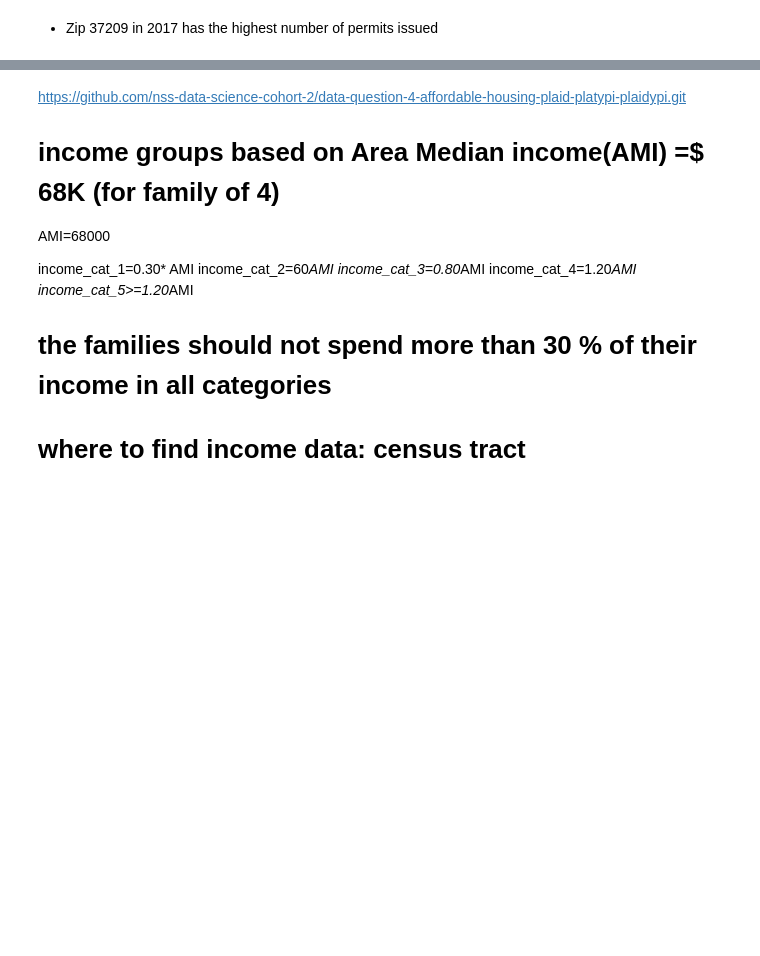
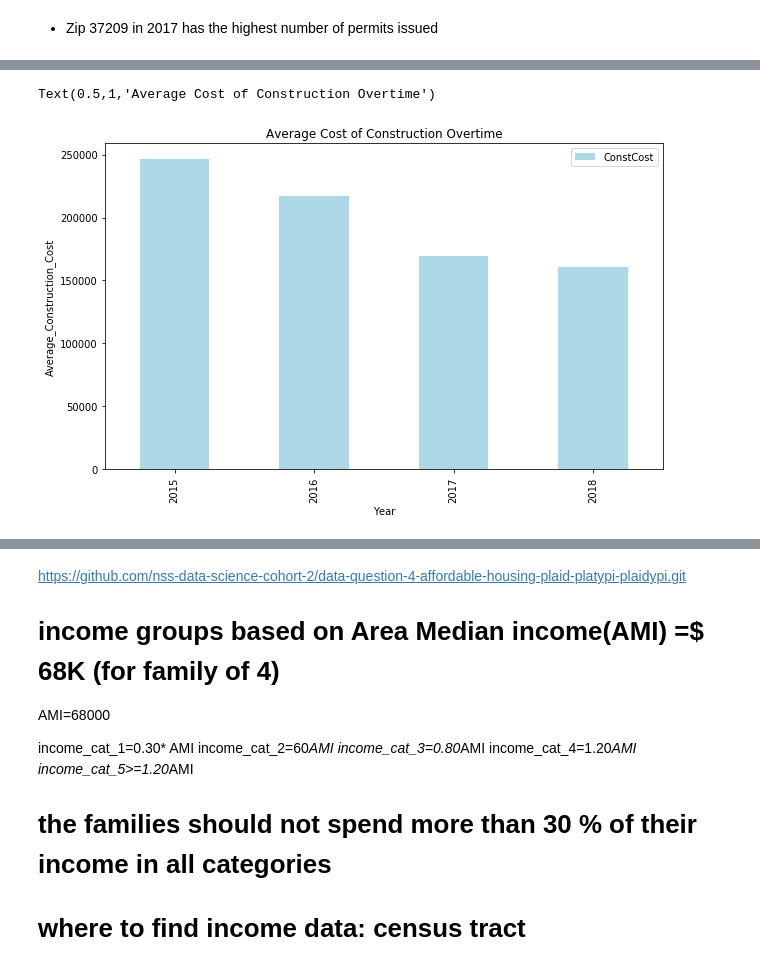
Before and after one commit to asidamo/affordable-housing, a Jupyter notebook: data_question_4.ipynb, the cells around one changed output, grey strips where cells are left out. Drawn from its saved outputs; the diff is of its cells as text; code cells hidden in the pictures; blank space fills up the shorter version.

```diff
--- a/data_question_4.ipynb
+++ b/data_question_4.ipynb
@@ -158,0 +373,5 @@ residential=(issued.loc[issued['PermType'].isin(['CARN','CARR'])])
+# %%
+# construction cost by year residential permits
+residential_select1=residential.loc[:,['Year','ConstCost']]
+residential_select1=residential_select1.groupby('Year').mean().sort_values('ConstCost',ascending=False)
+residential_select1
@@ -158,0 +385,7 @@ residential=(issued.loc[issued['PermType'].isin(['CARN','CARR'])])
+# %%
+residential_select1.plot(kind='bar',color='lightblue')
+plt.ylabel('Average_Construction_Cost')
+plt.title('Average Cost of Construction Overtime')
+# %% [output]
+Text(0.5,1,'Average Cost of Construction Overtime')
+[figure, added]
```
Also changed, not shown: parts of 52 cells of this notebook.
